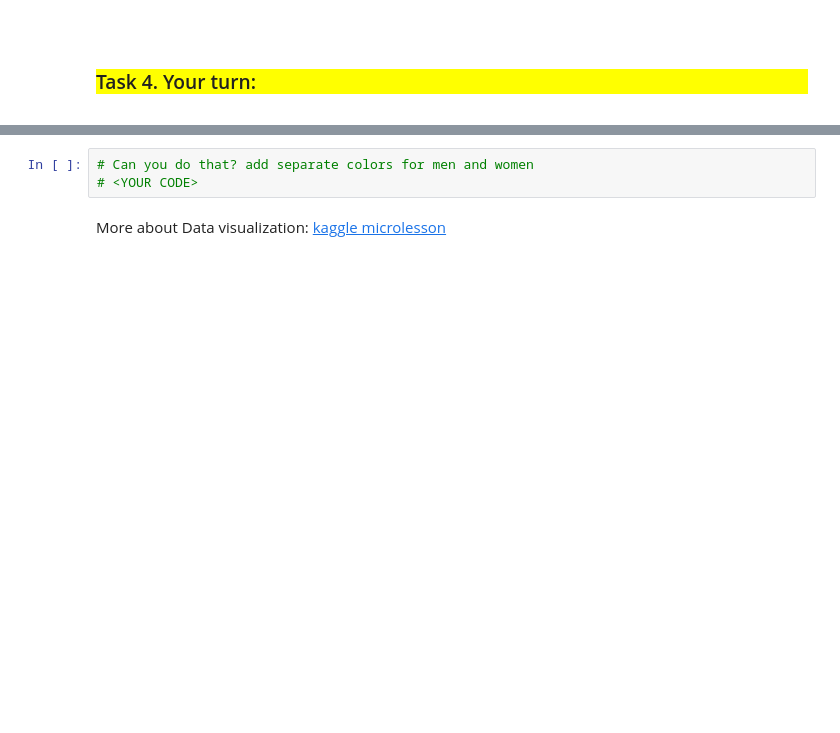
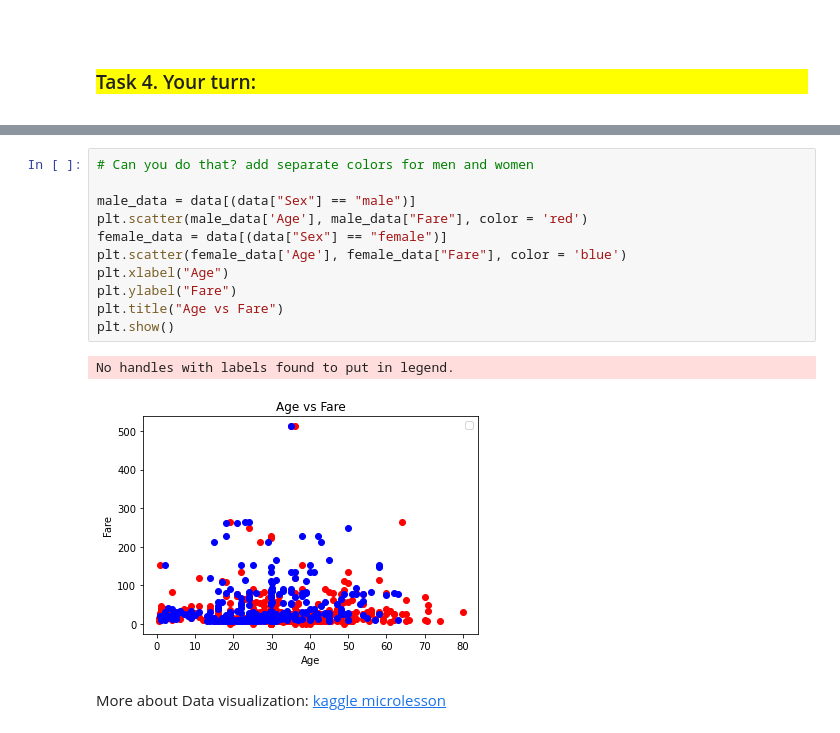
Before and after one commit to KUS30/cs_1503_environment_setup, a Jupyter notebook: 3. Pandas.ipynb, the cells around one changed output, grey strips where cells are left out. Saved outputs shown, nothing was run; the diff lists cells and outputs as text; blank space fills up the shorter version.

```diff
--- a/3. Pandas.ipynb
+++ b/3. Pandas.ipynb
@@ -206,6 +386,17 @@ plt.hist([0, 1, 1, 1, 2, 2, 3, 3, 3, 3, 3, 4,
-# %%
-# Can you do that? add separate colors for men and women
-# <YOUR CODE>
+# %%
+# Can you do that? add separate colors for men and women
+
+male_data = data[(data["Sex"] == "male")]
+plt.scatter(male_data['Age'], male_data["Fare"], color = 'red')
+female_data = data[(data["Sex"] == "female")]
+plt.scatter(female_data['Age'], female_data["Fare"], color = 'blue')
+plt.xlabel("Age")
+plt.ylabel("Fare")
+plt.title("Age vs Fare")
+plt.show()
+# %% [output]
+No handles with labels found to put in legend.
+[figure, added]
 # %% [markdown]
 More about Data visualization:
 [kaggle microlesson](https://www.kaggle.com/learn/data-visualization)
```
Also changed, not shown: parts of 24 cells of this notebook.
